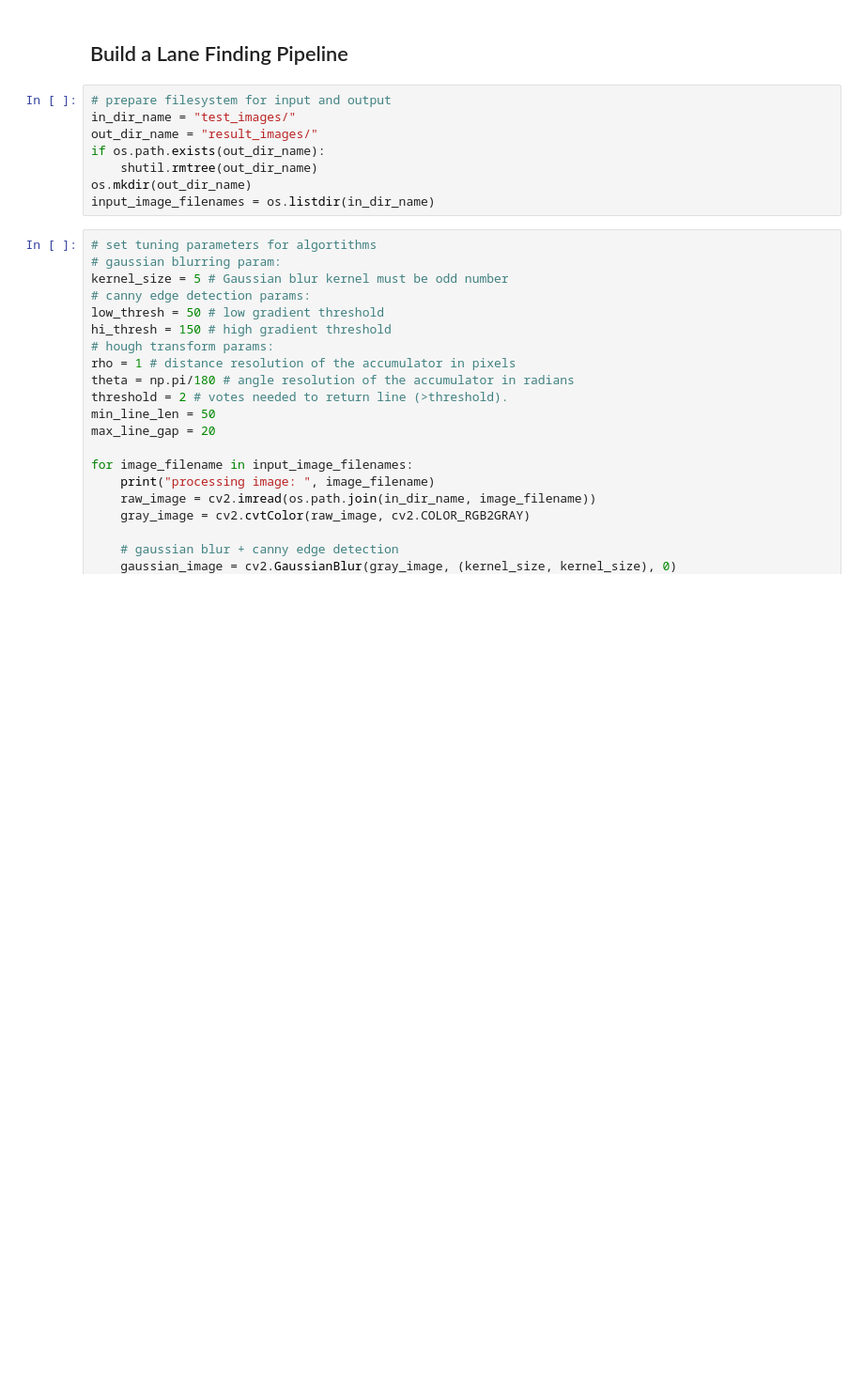
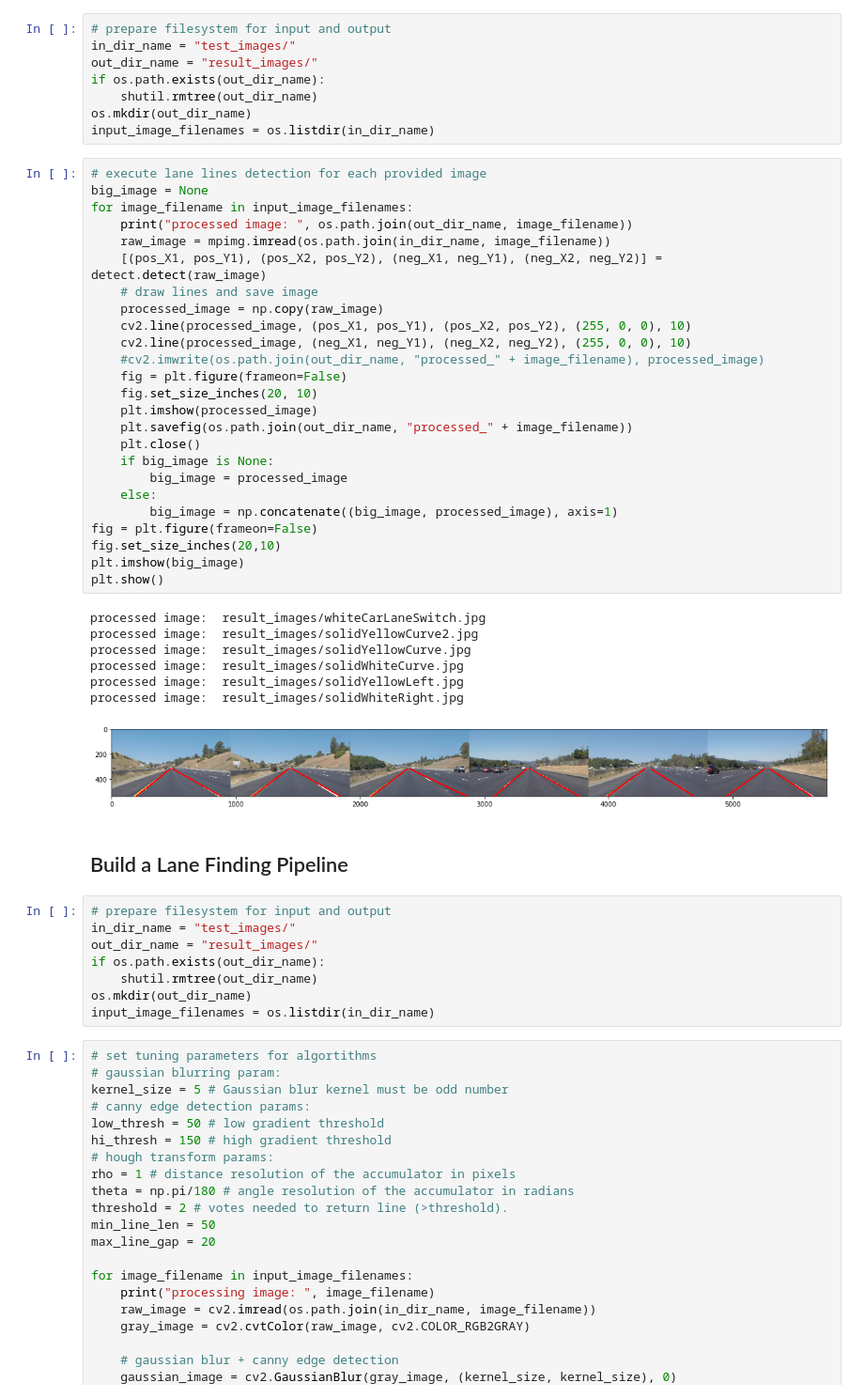
Before and after one commit to alexhagiopol/basic_lane_lines, a Jupyter notebook: P1.ipynb, the cells around one changed output. Shown at 94% size. Cells and saved outputs as stored; diff of their text form; blank space fills up the shorter version.

```diff
--- a/P1.ipynb
+++ b/P1.ipynb
@@ -78,3 +15,44 @@ def weighted_img(img, initial_img, α=0.8, β=1., λ=0.):
+# %%
+# prepare filesystem for input and output
+in_dir_name = "test_images/"
+out_dir_name = "result_images/"
+if os.path.exists(out_dir_name):
+    shutil.rmtree(out_dir_name)
+os.mkdir(out_dir_name)
+input_image_filenames = os.listdir(in_dir_name)
+# %%
+# execute lane lines detection for each provided image
+big_image = None
+for image_filename in input_image_filenames:
+    print("processed image: ", os.path.join(out_dir_name, image_filename))
+    raw_image = mpimg.imread(os.path.join(in_dir_name, image_filename))
+    [(pos_X1, pos_Y1), (pos_X2, pos_Y2), (neg_X1, neg_Y1), (neg_X2, neg_Y2)] = detect.detect(raw_image)
+    # draw lines and save image
+    processed_image = np.copy(raw_image)
+    cv2.line(processed_image, (pos_X1, pos_Y1), (pos_X2, pos_Y2), (255, 0, 0), 10)
+    cv2.line(processed_image, (neg_X1, neg_Y1), (neg_X2, neg_Y2), (255, 0, 0), 10)
+    #cv2.imwrite(os.path.join(out_dir_name, "processed_" + image_filename), processed_image)
+    fig = plt.figure(frameon=False)
+    fig.set_size_inches(20, 10)
+    plt.imshow(processed_image)
+    plt.savefig(os.path.join(out_dir_name, "processed_" + image_filename))
+    plt.close()
+    if big_image is None:
+        big_image = processed_image
+    else:
+        big_image = np.concatenate((big_image, processed_image), axis=1)
+fig = plt.figure(frameon=False)
+fig.set_size_inches(20,10)
+plt.imshow(big_image)
+plt.show()
+# %% [output]
+processed image:  result_images/whiteCarLaneSwitch.jpg
+processed image:  result_images/solidYellowCurve2.jpg
+processed image:  result_images/solidYellowCurve.jpg
+processed image:  result_images/solidWhiteCurve.jpg
+processed image:  result_images/solidYellowLeft.jpg
+processed image:  result_images/solidWhiteRight.jpg
+[figure, added]
 # %% [markdown]
 ## Build a Lane Finding Pipeline
 # %%
```
Also changed, not shown: parts of 5 cells of this notebook, 2 other files.
